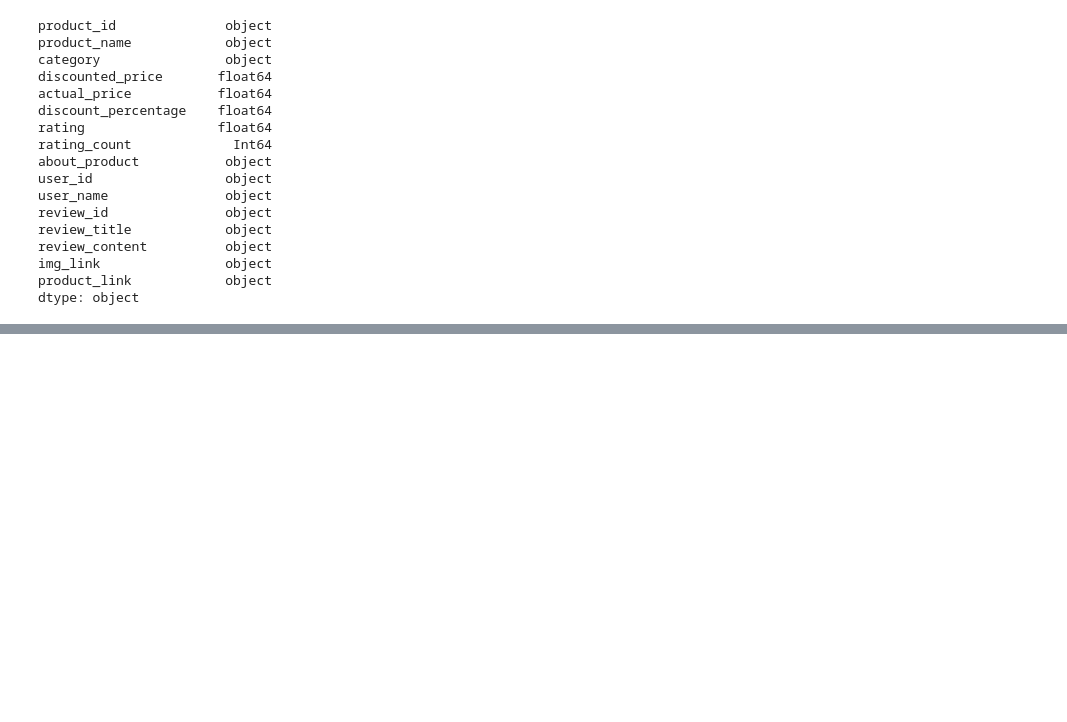
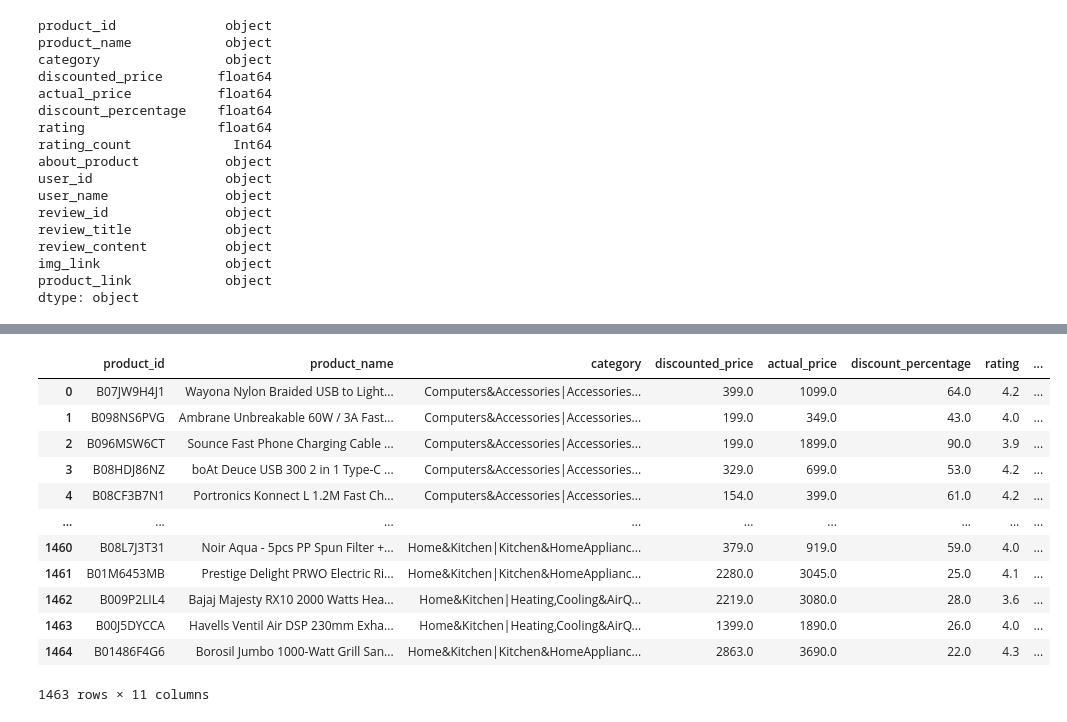
Before and after one commit to Parvashukla26/Amazon_Data_Analysis, a Jupyter notebook: Amazon_Data_Analysis.ipynb, the cells around one changed output, grey strips where cells are left out. Cells and saved outputs as stored; diff of their text form; code cells hidden in the pictures; blank space fills up the shorter version.

```diff
--- a/Amazon_Data_Analysis.ipynb
+++ b/Amazon_Data_Analysis.ipynb
@@ -158,0 +175,17 @@ dtype: object
+# %%
+df =  df.drop(columns=['review_id','review_title', 'review_content','img_link','product_link'])
+df
+# %% [output]
+|  | product_id | product_name | category | discounted_price | actual_price | discount_percentage | rating | ... |
+| 0 | B07JW9H4J1 | Wayona Nylon Braided USB to Light... | Computers&Accessories|Accessories... | 399.0 | 1099.0 | 64.0 | 4.2 | ... |
+| 1 | B098NS6PVG | Ambrane Unbreakable 60W / 3A Fast... | Computers&Accessories|Accessories... | 199.0 | 349.0 | 43.0 | 4.0 | ... |
+| 2 | B096MSW6CT | Sounce Fast Phone Charging Cable ... | Computers&Accessories|Accessories... | 199.0 | 1899.0 | 90.0 | 3.9 | ... |
+| 3 | B08HDJ86NZ | boAt Deuce USB 300 2 in 1 Type-C ... | Computers&Accessories|Accessories... | 329.0 | 699.0 | 53.0 | 4.2 | ... |
+| 4 | B08CF3B7N1 | Portronics Konnect L 1.2M Fast Ch... | Computers&Accessories|Accessories... | 154.0 | 399.0 | 61.0 | 4.2 | ... |
+| ... | ... | ... | ... | ... | ... | ... | ... | ... |
+| 1460 | B08L7J3T31 | Noir Aqua - 5pcs PP Spun Filter +... | Home&Kitchen|Kitchen&HomeApplianc... | 379.0 | 919.0 | 59.0 | 4.0 | ... |
+| 1461 | B01M6453MB | Prestige Delight PRWO Electric Ri... | Home&Kitchen|Kitchen&HomeApplianc... | 2280.0 | 3045.0 | 25.0 | 4.1 | ... |
+| 1462 | B009P2LIL4 | Bajaj Majesty RX10 2000 Watts Hea... | Home&Kitchen|Heating,Cooling&AirQ... | 2219.0 | 3080.0 | 28.0 | 3.6 | ... |
+| 1463 | B00J5DYCCA | Havells Ventil Air DSP 230mm Exha... | Home&Kitchen|Heating,Cooling&AirQ... | 1399.0 | 1890.0 | 26.0 | 4.0 | ... |
+| 1464 | B01486F4G6 | Borosil Jumbo 1000-Watt Grill San... | Home&Kitchen|Kitchen&HomeApplianc... | 2863.0 | 3690.0 | 22.0 | 4.3 | ... |
+1463 rows × 11 columns
```
Also changed, not shown: parts of 1 cell of this notebook.
